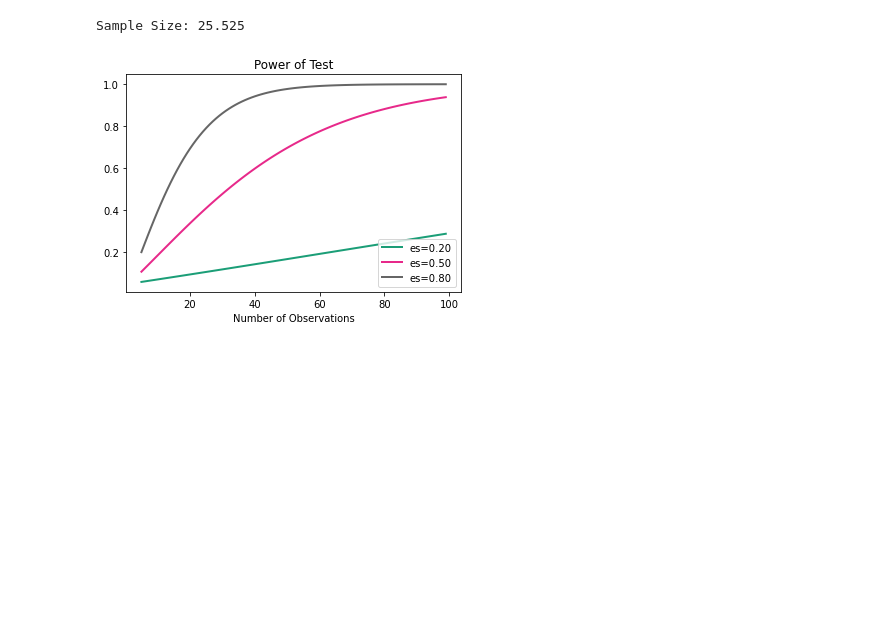
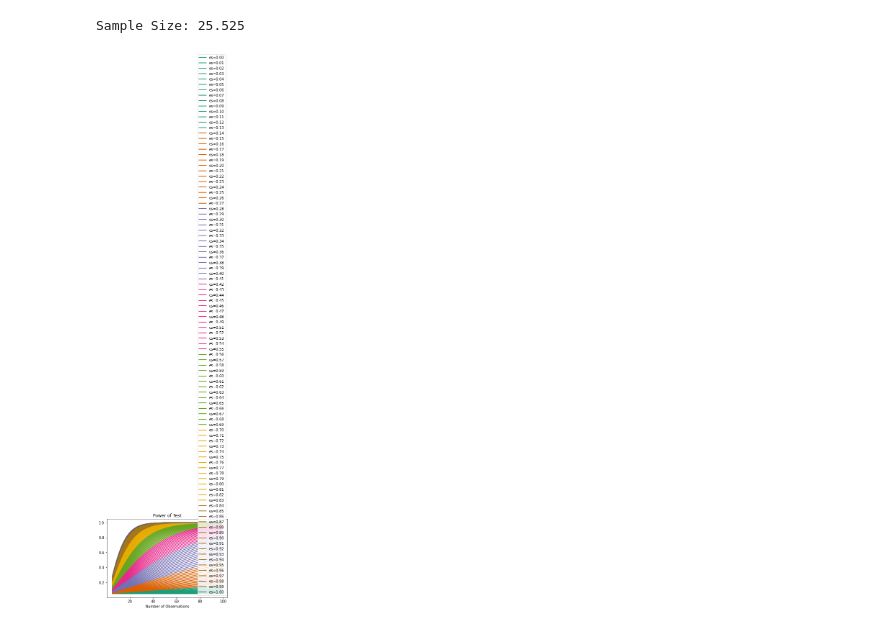
Before and after one commit to randstad-strategic-analytics/TestProj, a Jupyter notebook: PowerAnalysis.ipynb, the cells around one changed output. Drawn from its saved outputs; the diff is of its cells as text; code cells hidden in the pictures; blank space fills up the shorter version.

```diff
--- a/PowerAnalysis.ipynb
+++ b/PowerAnalysis.ipynb
@@ -22,14 +22,15 @@ Sample Size: 25.525
 # %%
 # calculate power curves for varying sample and effect size
 from numpy import array
+import numpy as np
 from matplotlib import pyplot
 
 # parameters for power analysis
-effect_sizes = array([0.2, 0.5, 0.8])
+effect_sizes = array(np.linspace(0, 1, 100))
 sample_sizes = array(range(5, 100))
 # calculate power curves from multiple power analyses
 analysis = TTestIndPower()
 analysis.plot_power(dep_var='nobs', nobs=sample_sizes, effect_size=effect_sizes)
 pyplot.show()
 # %% [output]
-[figure, old version]
+[figure, new version]
```
